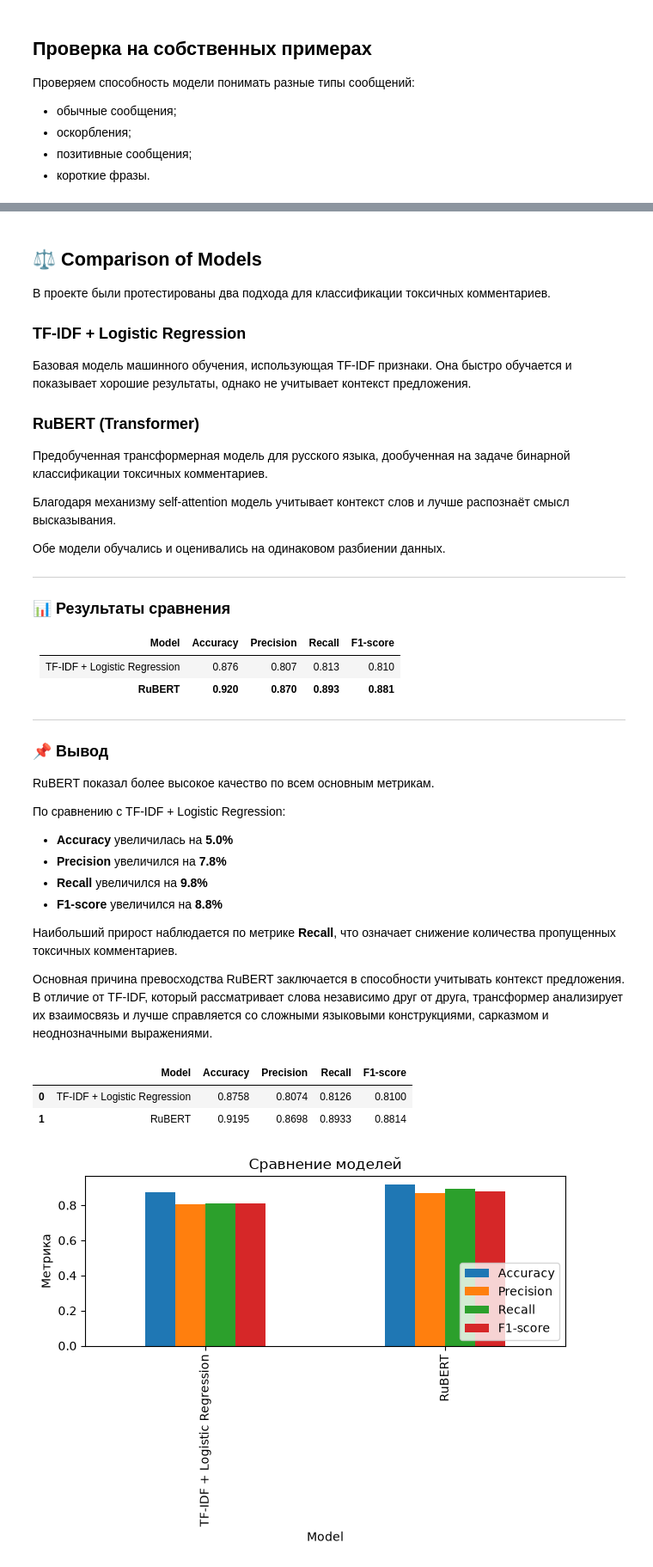
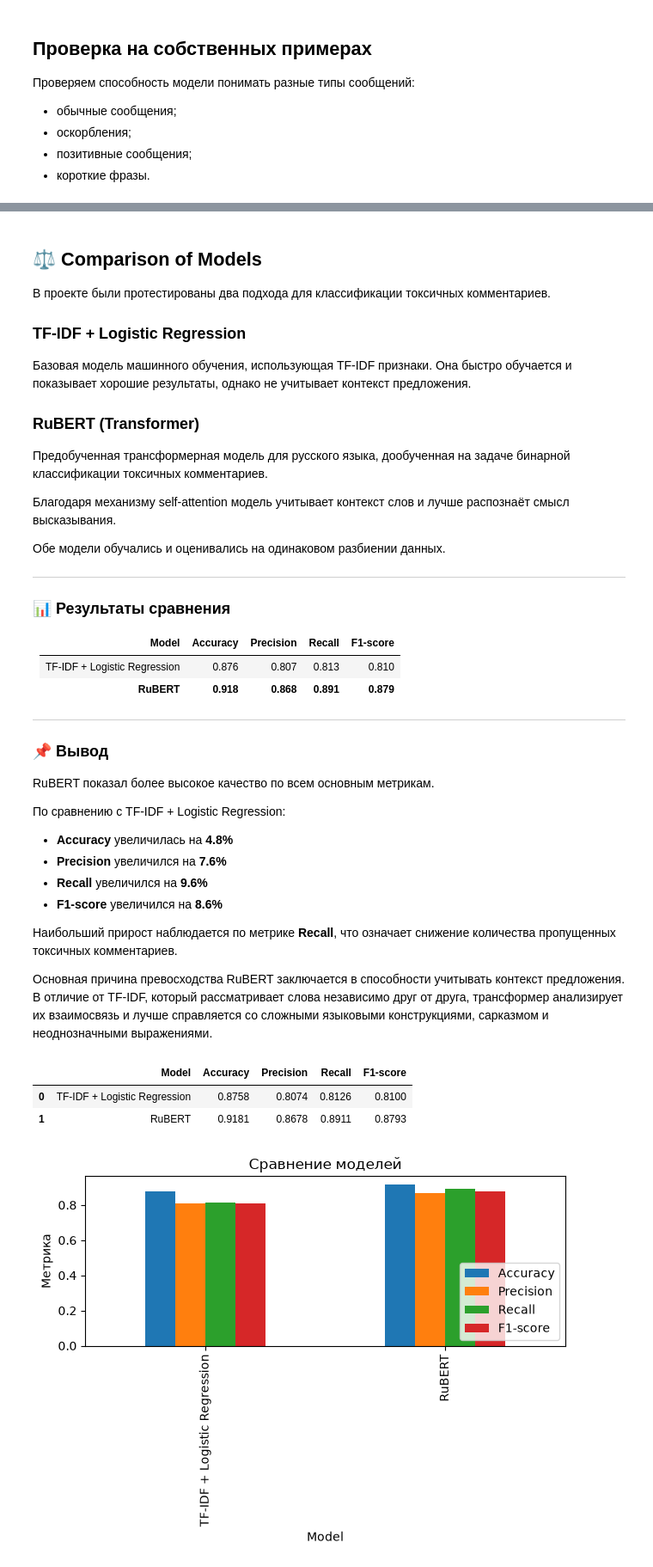
Before and after one commit to freedal1/smart-toxic-classifier, a Jupyter notebook: notebooks/01_experiments.ipynb, the cells around one changed output, grey strips where cells are left out. Shown at 86% size. Saved outputs shown, nothing was run; the diff lists cells and outputs as text; code cells hidden in the pictures.

```diff
--- a/notebooks/01_experiments.ipynb
+++ b/notebooks/01_experiments.ipynb
@@ -1252,7 +1513,7 @@ for text in examples:
 | Model                        | Accuracy | Precision | Recall | F1-score |
 | ---------------------------- | -------: | --------: | -----: | -------: |
 | TF-IDF + Logistic Regression | 0.876    | 0.807     | 0.813  | 0.810    |
-| **RuBERT**                   | **0.920**| **0.870** | **0.893** | **0.881** |
+| **RuBERT**                   | **0.918**| **0.868** | **0.891** | **0.879** |
 
 ---
 
@@ -1262,10 +1523,10 @@ RuBERT показал более высокое качество по всем
 
 По сравнению с TF-IDF + Logistic Regression:
 
-- **Accuracy** увеличилась на **5.0%**
-- **Precision** увеличился на **7.8%**
-- **Recall** увеличился на **9.8%**
-- **F1-score** увеличился на **8.8%**
+- **Accuracy** увеличилась на **4.8%**
+- **Precision** увеличился на **7.6%**
+- **Recall** увеличился на **9.6%**
+- **F1-score** увеличился на **8.6%**
 
 Наибольший прирост наблюдается по метрике **Recall**, что означает снижение количества пропущенных токсичных комментариев.
 
@@ -1273,36 +1534,36 @@ RuBERT показал более высокое качество по всем
 # %%
 comparison = pd.DataFrame({
     "Model": [
         "TF-IDF + Logistic Regression",
         "RuBERT"
     ],
     "Accuracy": [
         0.8758,
-        0.9195
+        0.9181
     ],
     "Precision": [
         0.8074,
-        0.8698
+        0.8678
     ],
     "Recall": [
         0.8126,
-        0.8933
+        0.8911
     ],
     "F1-score": [
         0.8100,
-        0.8814
+        0.8793
     ]
 })
 
 comparison.to_csv(
     "../results/model_comparison.csv",
     index=False
 )
 comparison
 # %% [output]
 |  | Model | Accuracy | Precision | Recall | F1-score |
 | 0 | TF-IDF + Logistic Regression | 0.8758 | 0.8074 | 0.8126 | 0.8100 |
-| 1 | RuBERT | 0.9195 | 0.8698 | 0.8933 | 0.8814 |
+| 1 | RuBERT | 0.9181 | 0.8678 | 0.8911 | 0.8793 |
 # %%
 comparison.plot(x="Model", y=["Accuracy", "Precision", "Recall", "F1-score"], kind="bar")
 plt.title("Сравнение моделей")
```
Also changed, not shown: parts of 26 cells of this notebook, 12 other files.
